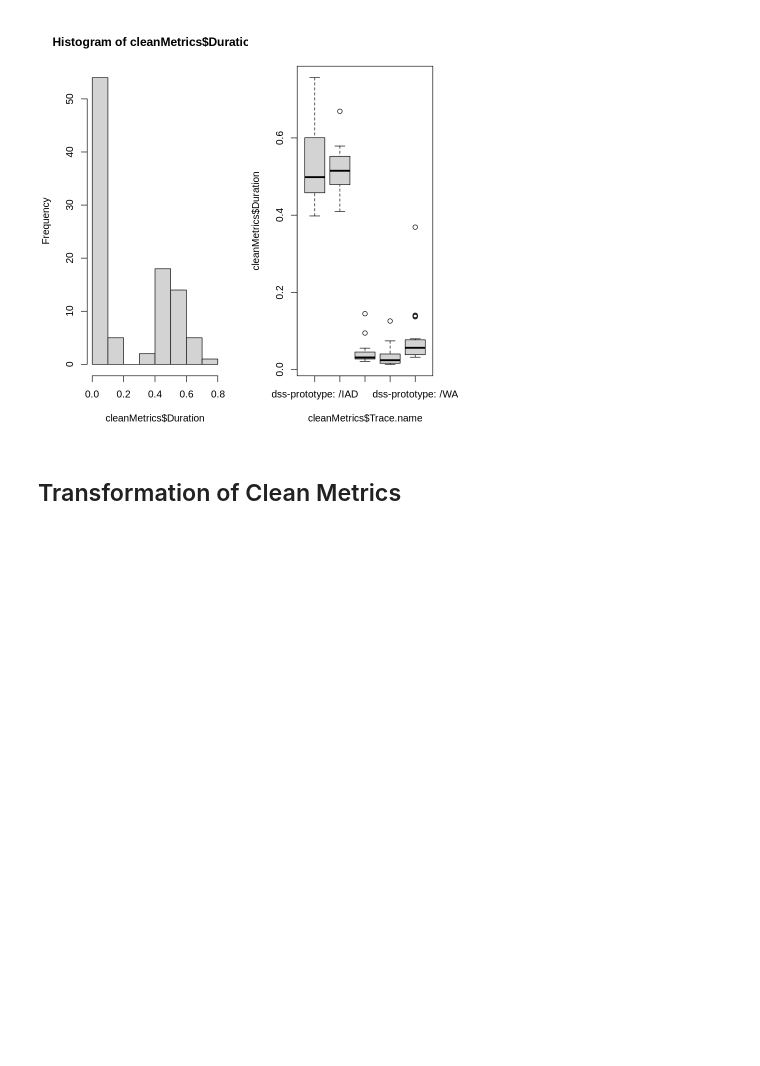
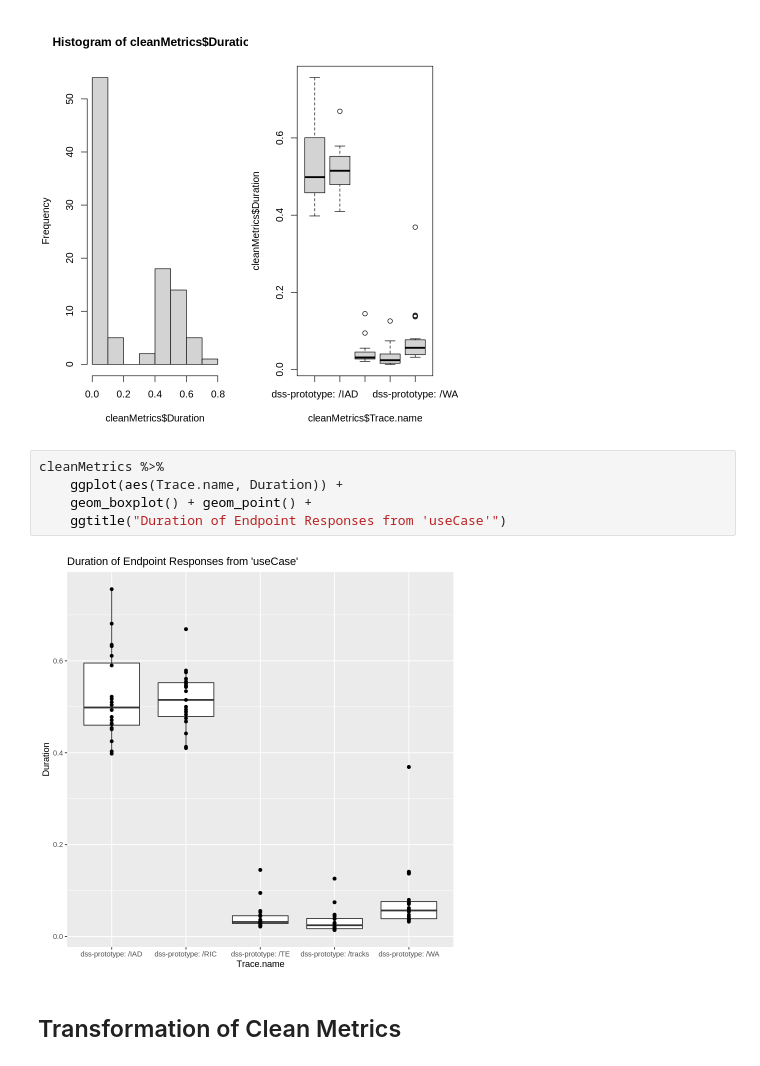
Before and after one commit to amurp003/dss-prototype, a Jupyter notebook: analysis/dss-span-analysis-rev1.ipynb, the cells around one changed output. Cells and saved outputs as stored; diff of their text form; blank space fills up the shorter version.

```diff
--- a/analysis/dss-span-analysis-rev1.ipynb
+++ b/analysis/dss-span-analysis-rev1.ipynb
@@ -232,6 +232,13 @@ hist(cleanMetrics$Duration)
 boxplot(cleanMetrics$Duration~cleanMetrics$Trace.name)
 # %% [output]
 [figure]
+# %%
+cleanMetrics %>%
+    ggplot(aes(Trace.name, Duration)) +
+    geom_boxplot() + geom_point() +
+    ggtitle("Duration of Endpoint Responses from 'useCase'")
+# %% [output]
+[figure, added]
 # %% [markdown]
 ## Transformation of Clean Metrics
 # %% [markdown]
```
Also changed, not shown: parts of 1 cell of this notebook.
